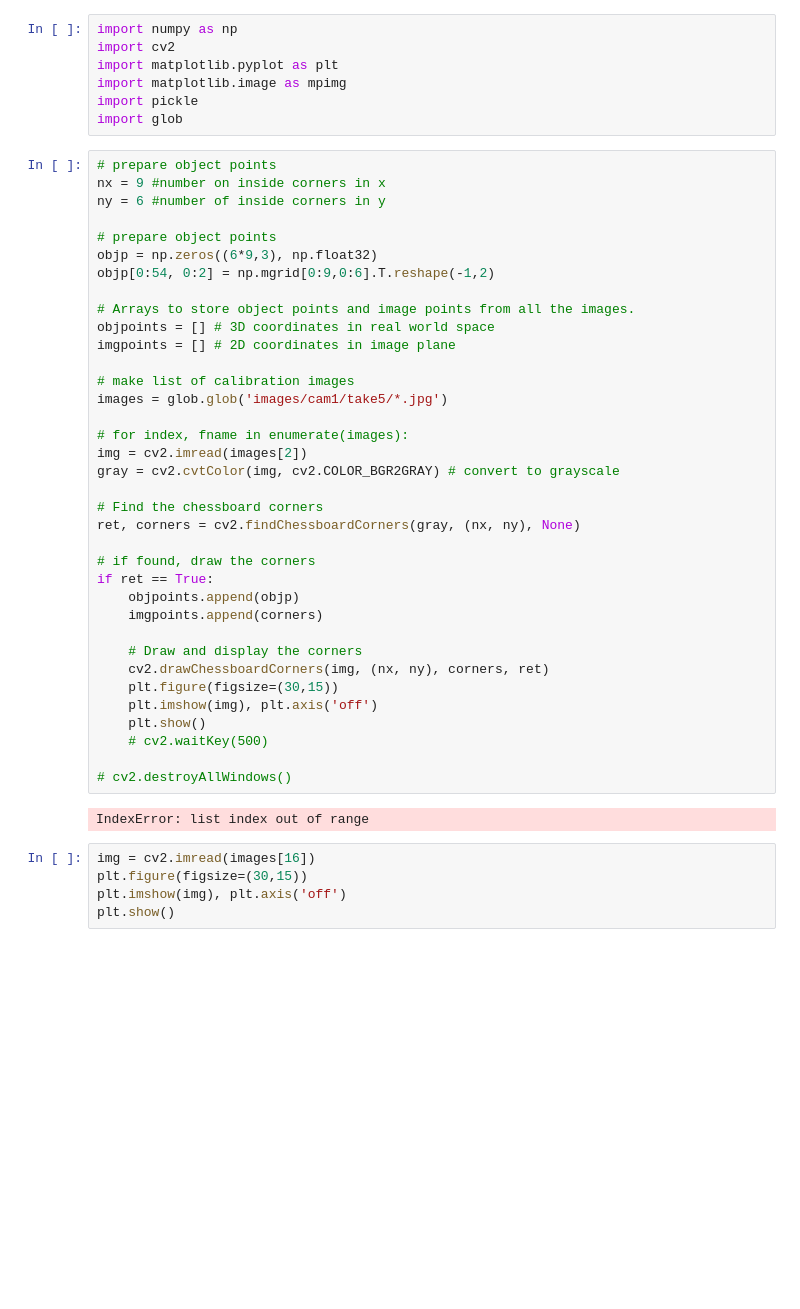
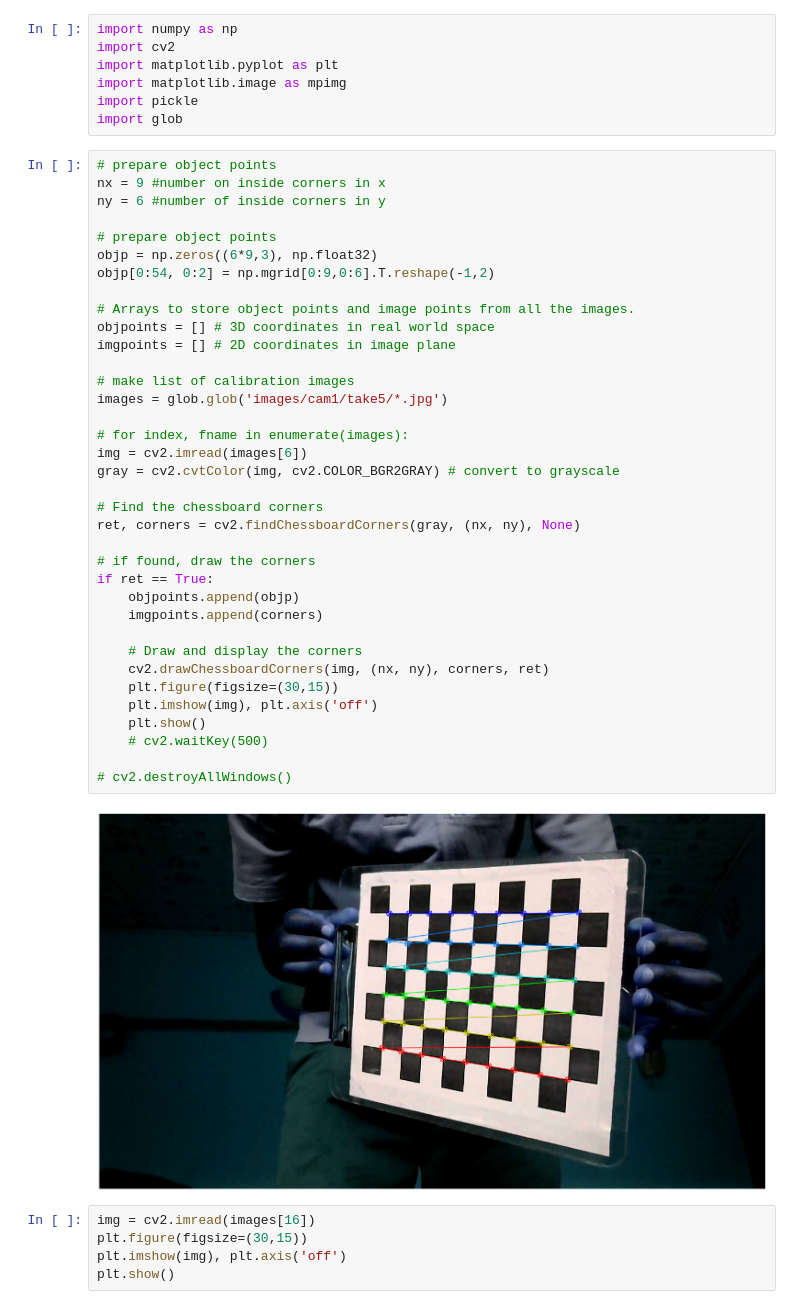
Before and after one commit to kiplimock/forest-project, a Jupyter notebook: calibration.ipynb, the cells around one changed output. Drawn from its saved outputs; the diff is of its cells as text; blank space fills up the shorter version.

```diff
--- a/calibration.ipynb
+++ b/calibration.ipynb
@@ -17,35 +17,35 @@ ny = 6 #number of inside corners in y
 objp = np.zeros((6*9,3), np.float32)
 objp[0:54, 0:2] = np.mgrid[0:9,0:6].T.reshape(-1,2)
 
 # Arrays to store object points and image points from all the images.
 objpoints = [] # 3D coordinates in real world space
 imgpoints = [] # 2D coordinates in image plane
 
 # make list of calibration images
 images = glob.glob('images/cam1/take5/*.jpg')
 
 # for index, fname in enumerate(images):
-img = cv2.imread(images[2])
+img = cv2.imread(images[6])
 gray = cv2.cvtColor(img, cv2.COLOR_BGR2GRAY) # convert to grayscale
 
 # Find the chessboard corners
 ret, corners = cv2.findChessboardCorners(gray, (nx, ny), None)
 
 # if found, draw the corners
 if ret == True:
     objpoints.append(objp)
     imgpoints.append(corners)
 
     # Draw and display the corners
     cv2.drawChessboardCorners(img, (nx, ny), corners, ret)
     plt.figure(figsize=(30,15))
     plt.imshow(img), plt.axis('off')
     plt.show()
     # cv2.waitKey(500)
 
 # cv2.destroyAllWindows()
 # %% [output]
-IndexError: list index out of range
+[figure, added]
 # %%
 img = cv2.imread(images[16])
 plt.figure(figsize=(30,15))
```
Also changed, not shown: parts of 9 cells of this notebook, 6 other files.
